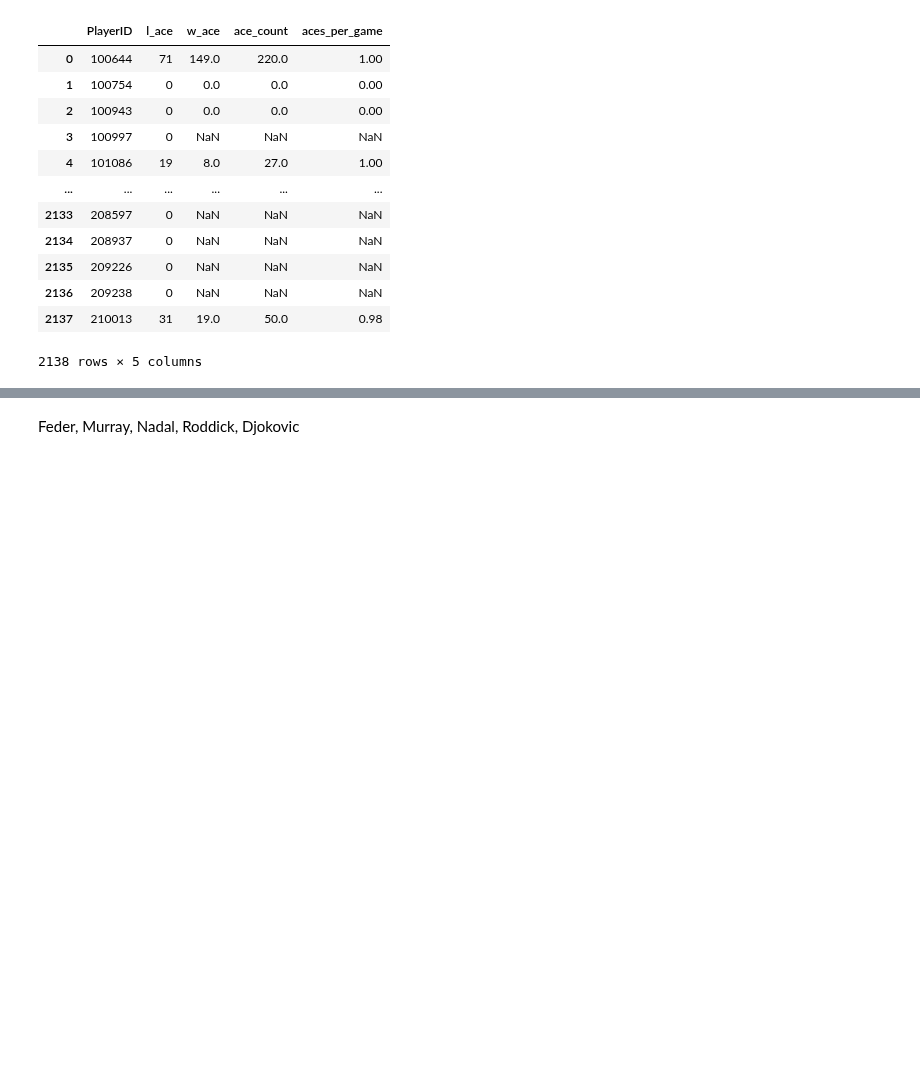
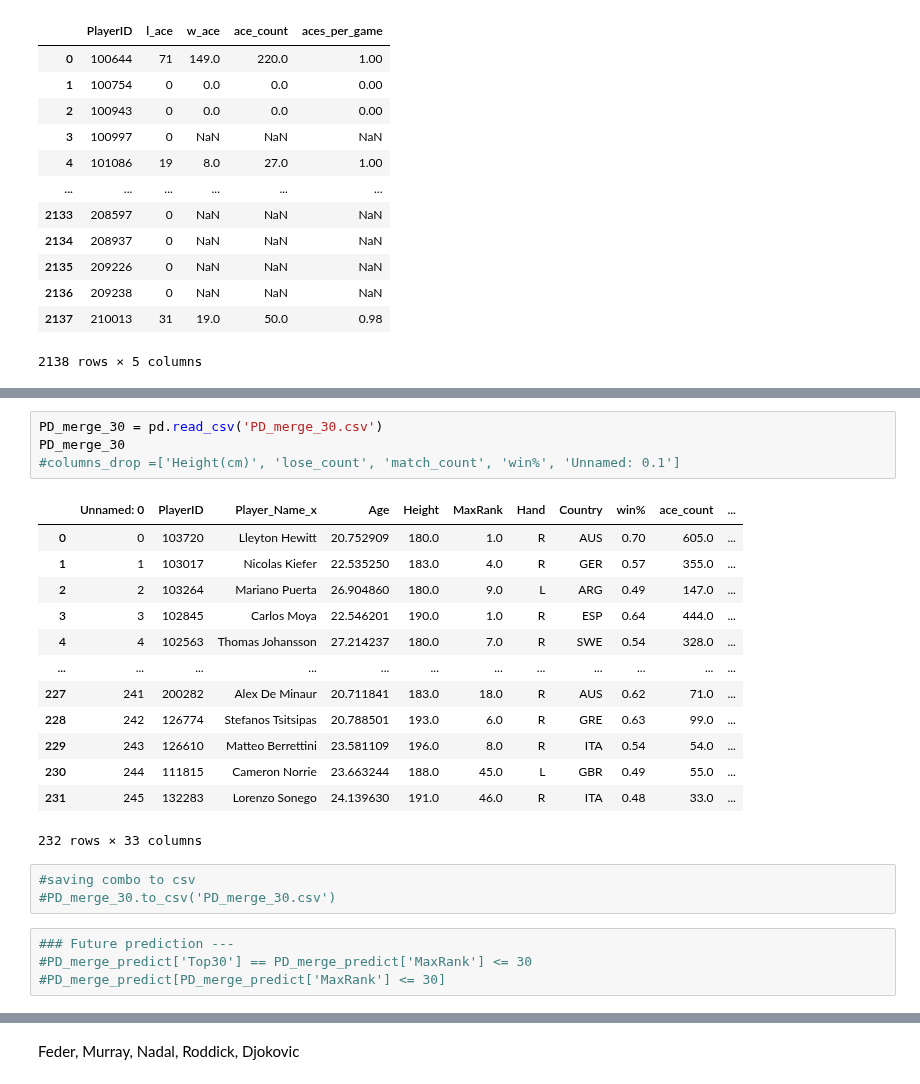
Before and after one commit to Racket-Science/Tennis-Match-Predictions, a Jupyter notebook: Notebooks/PlayerDatabse_Builder.ipynb, the cells around one changed output, grey strips where cells are left out. Drawn from its saved outputs; the diff is of its cells as text; blank space fills up the shorter version.

```diff
--- a/Notebooks/PlayerDatabse_Builder.ipynb
+++ b/Notebooks/PlayerDatabse_Builder.ipynb
@@ -342,2 +697,27 @@ PD_merge.to_csv('PlayerData.csv')
+# %%
+PD_merge_30 = pd.read_csv('PD_merge_30.csv')
+PD_merge_30
+#columns_drop =['Height(cm)', 'lose_count', 'match_count', 'win%', 'Unnamed: 0.1']
+# %% [output]
+|  | Unnamed: 0 | PlayerID | Player_Name_x | Age | Height | MaxRank | Hand | Country | win% | ace_count | ... |
+| 0 | 0 | 103720 | Lleyton Hewitt | 20.752909 | 180.0 | 1.0 | R | AUS | 0.70 | 605.0 | ... |
+| 1 | 1 | 103017 | Nicolas Kiefer | 22.535250 | 183.0 | 4.0 | R | GER | 0.57 | 355.0 | ... |
+| 2 | 2 | 103264 | Mariano Puerta | 26.904860 | 180.0 | 9.0 | L | ARG | 0.49 | 147.0 | ... |
+| 3 | 3 | 102845 | Carlos Moya | 22.546201 | 190.0 | 1.0 | R | ESP | 0.64 | 444.0 | ... |
+| 4 | 4 | 102563 | Thomas Johansson | 27.214237 | 180.0 | 7.0 | R | SWE | 0.54 | 328.0 | ... |
+| ... | ... | ... | ... | ... | ... | ... | ... | ... | ... | ... | ... |
+| 227 | 241 | 200282 | Alex De Minaur | 20.711841 | 183.0 | 18.0 | R | AUS | 0.62 | 71.0 | ... |
+| 228 | 242 | 126774 | Stefanos Tsitsipas | 20.788501 | 193.0 | 6.0 | R | GRE | 0.63 | 99.0 | ... |
+| 229 | 243 | 126610 | Matteo Berrettini | 23.581109 | 196.0 | 8.0 | R | ITA | 0.54 | 54.0 | ... |
+| 230 | 244 | 111815 | Cameron Norrie | 23.663244 | 188.0 | 45.0 | L | GBR | 0.49 | 55.0 | ... |
+| 231 | 245 | 132283 | Lorenzo Sonego | 24.139630 | 191.0 | 46.0 | R | ITA | 0.48 | 33.0 | ... |
+232 rows × 33 columns
+# %%
+#saving combo to csv
+#PD_merge_30.to_csv('PD_merge_30.csv')
+# %%
+### Future prediction ---
+#PD_merge_predict['Top30'] == PD_merge_predict['MaxRank'] <= 30
+#PD_merge_predict[PD_merge_predict['MaxRank'] <= 30]
 # %%
 PD_merge[PD_merge.MaxRank == 1]
```
Also changed, not shown: parts of 26 cells of this notebook.
